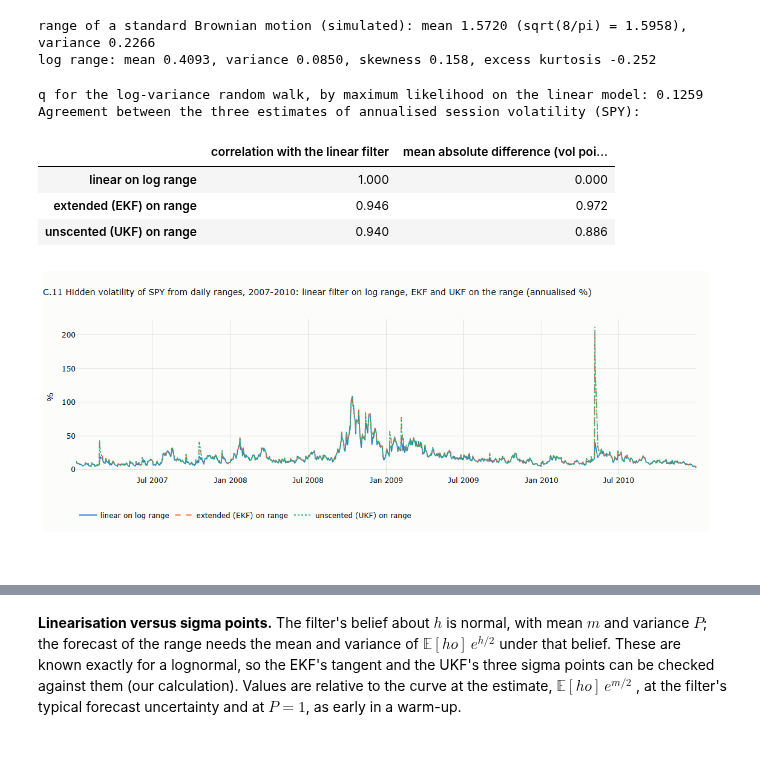
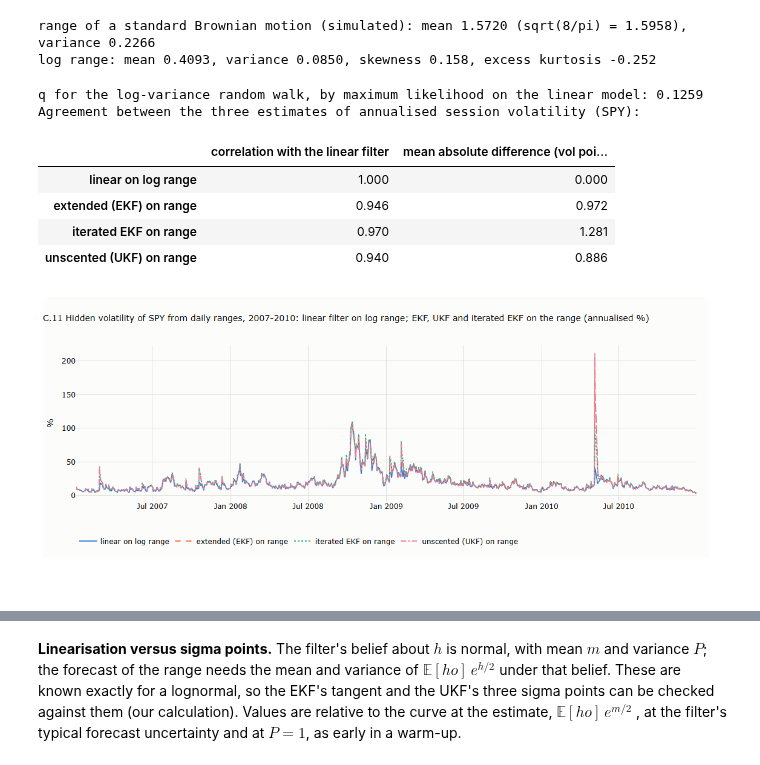
Before and after one commit to MaxGnesi/systematic-trading-notes, a Jupyter notebook: lectures/04-tracking-hidden-states/04_tracking_hidden_states.ipynb, the cells around one changed output, grey strips where cells are left out. Drawn from its saved outputs; the diff is of its cells as text; code cells hidden in the pictures.

```diff
--- a/lectures/04-tracking-hidden-states/13_tracking_hidden_states.ipynb
+++ b/lectures/04-tracking-hidden-states/04_tracking_hidden_states.ipynb
@@ -801,6 +801,25 @@ def vol_filters(rng_obs, q_h):
         h, P = h + K * (rng_obs[t] - g), (1 - K * Hj) * P
         ekf[t] = h
     out["extended (EKF) on range"] = ekf
+    # iterated EKF: re-linearise at the updated estimate until it settles (Bell and Cathey, 1993)
+    h, P = lin[0], 1.0
+    iekf = np.empty(T)
+    for t in range(T):
+        P = P + q_h
+        h_prior, h_lin = h, h
+        Rm = np.exp(h_prior) * var_rho
+        for _ in range(20):
+            g = mean_rho * np.exp(h_lin / 2)
+            Hj = 0.5 * g
+            S = Hj * P * Hj + Rm
+            K = P * Hj / S
+            h_new = h_prior + K * (rng_obs[t] - g - Hj * (h_prior - h_lin))
+            if abs(h_new - h_lin) < 1e-10:
+                break
+            h_lin = h_new
+        h, P = h_new, (1 - K * Hj) * P
+        iekf[t] = h
+    out["iterated EKF on range"] = iekf
     # unscented Kalman filter on the range itself (scalar state, 3 sigma points)
     alpha, beta, kappa = 1e-1, 2.0, 0.0
     lam = alpha ** 2 * (1 + kappa) - 1
@@ -821,33 +840,34 @@ def vol_filters(rng_obs, q_h):
         ukf[t] = h
     out["unscented (UKF) on range"] = ukf
     return out
 
 
 spy_rng = np.log(H["SPY"] / L["SPY"]).reindex(C["SPY"].dropna().index)
 spy_rng = spy_rng.clip(lower=spy_rng[spy_rng > 0].quantile(0.001)).to_numpy()
 grid = np.logspace(-4, -0.5, 36)
 lls = [vol_filters(spy_rng, q)["loglik"] for q in grid]
 q_best = grid[int(np.argmax(lls))]
 print(f"q for the log-variance random walk, by maximum likelihood on the linear model: {q_best:.4g}")
 VF = vol_filters(spy_rng, q_best)
 vol = {k: 100 * np.sqrt(252 * np.exp(v)) for k, v in VF.items() if k != "loglik"}
 vdf = pd.DataFrame(vol, index=C["SPY"].dropna().index).iloc[100:]
 print("Agreement between the three estimates of annualised session volatility (SPY):")
 display(pd.DataFrame({"correlation with the linear filter": vdf.corr().iloc[0],
                       "mean absolute difference (vol points)": (vdf.sub(vdf.iloc[:, 0], axis=0)).abs().mean()}).round(3))
 m = (vdf.index >= "2007-01-01") & (vdf.index <= "2010-12-31")
 fig = go.Figure()
 for j, col in enumerate(vdf):
-    fig.add_scatter(x=vdf.index[m], y=vdf[col][m], name=col, mode="lines", line=dict(width=1.6, color=SERIES[j], dash=["solid", "dash", "dot"][j]))
-fig.update_layout(title="C.11 Hidden volatility of SPY from daily ranges, 2007-2010: linear filter on log range, EKF and UKF on the range (annualised %)",
+    fig.add_scatter(x=vdf.index[m], y=vdf[col][m], name=col, mode="lines", line=dict(width=1.6, color=SERIES[j], dash=["solid", "dash", "dot", "dashdot"][j]))
+fig.update_layout(title="C.11 Hidden volatility of SPY from daily ranges, 2007-2010: linear filter on log range; EKF, UKF and iterated EKF on the range (annualised %)",
                   yaxis_title="%", height=430, width=1100, margin=dict(t=80, b=70), legend=dict(orientation="h", y=-0.2, x=0))
 save_figure(fig, "c11_volatility_filters", FIG)
 fig
 # %% [output]
 q for the log-variance random walk, by maximum likelihood on the linear model: 0.1259
 Agreement between the three estimates of annualised session volatility (SPY):
 |  | correlation with the linear filter | mean absolute difference (vol poi... |
 | linear on log range | 1.000 | 0.000 |
 | extended (EKF) on range | 0.946 | 0.972 |
+| iterated EKF on range | 0.970 | 1.281 |
 | unscented (UKF) on range | 0.940 | 0.886 |
-[figure, old version]
+[figure, new version]
```
Also changed, not shown: parts of 4 cells of this notebook, 10 other files.
